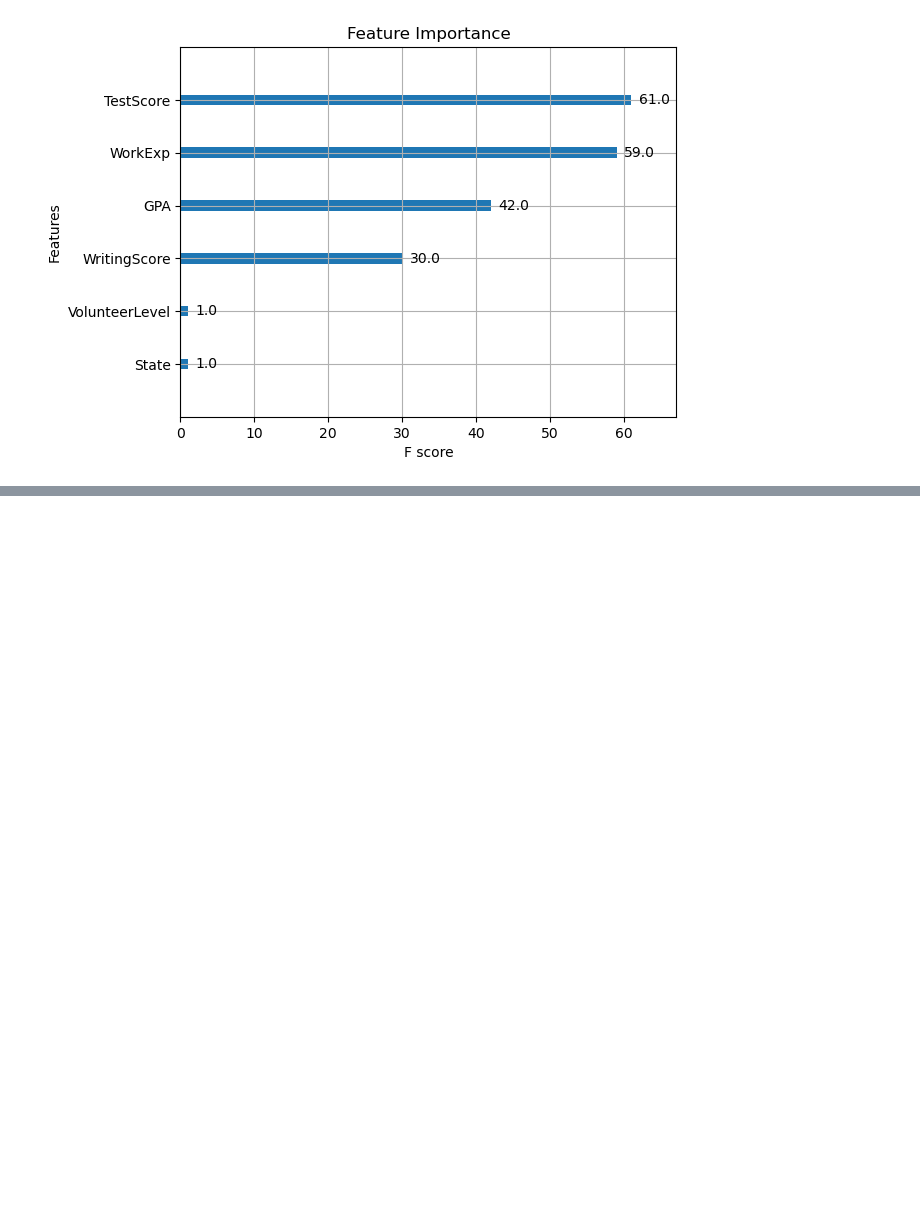
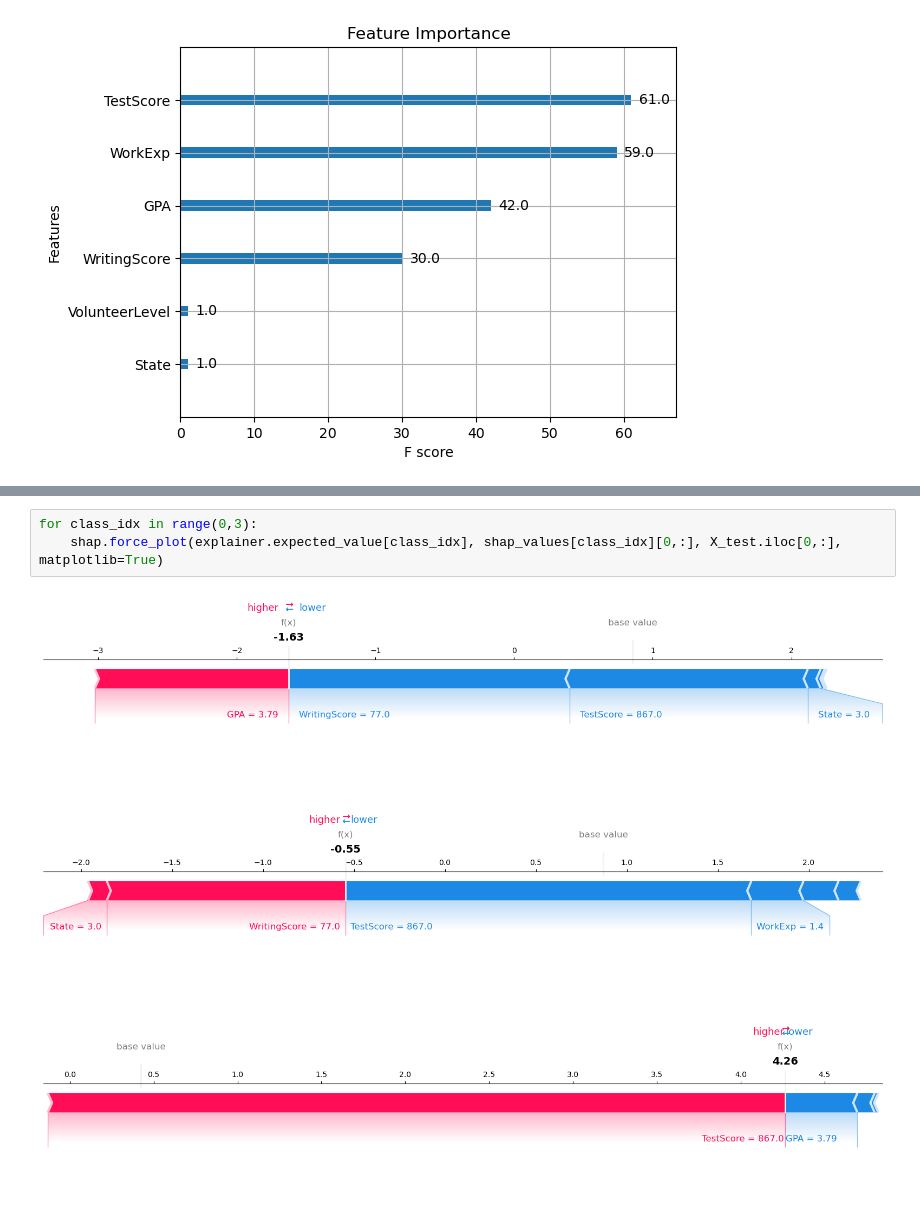
Before and after one commit to ad1589/dsan-5900.github.io, a Jupyter notebook: code/amelia_xgboost/xgboost.ipynb, the cells around one changed output, grey strips where cells are left out. Saved outputs shown, nothing was run; the diff lists cells and outputs as text; blank space fills up the shorter version.

```diff
--- a/code/amelia_xgboost/xgboost.ipynb
+++ b/code/amelia_xgboost/xgboost.ipynb
@@ -137,0 +158,7 @@ print(shap.__version__)
+# %%
+for class_idx in range(0,3):
+    shap.force_plot(explainer.expected_value[class_idx], shap_values[class_idx][0,:], X_test.iloc[0,:], matplotlib=True)
+# %% [output]
+[figure, added]
+[figure, added]
+[figure, added]
```
Also changed, not shown: parts of 6 cells of this notebook.
